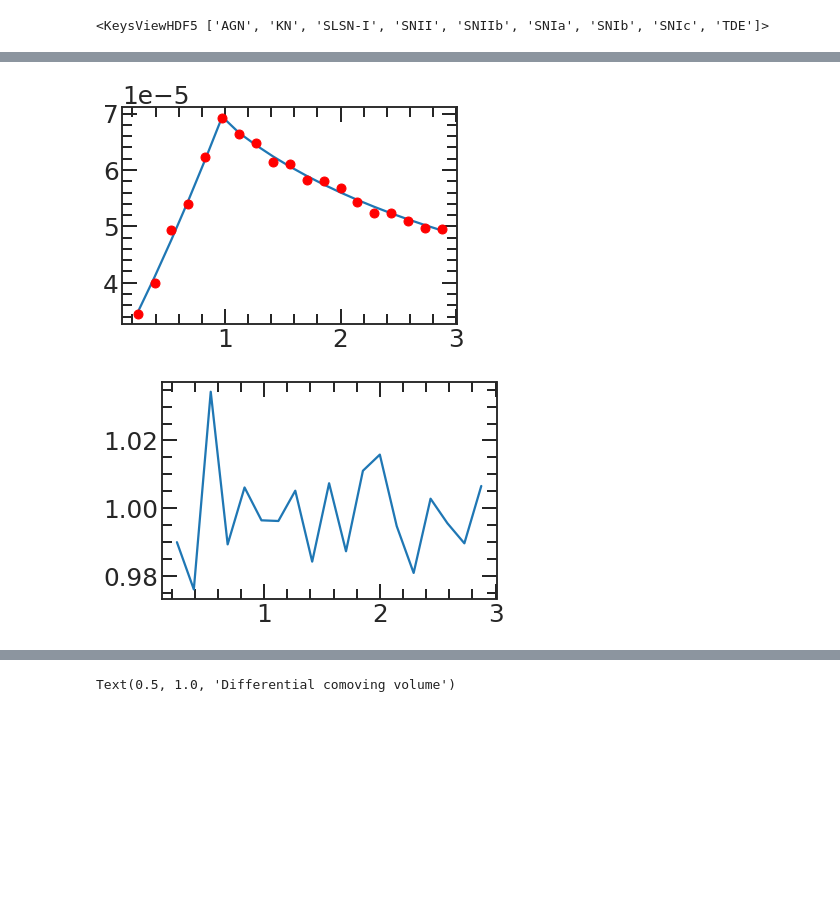
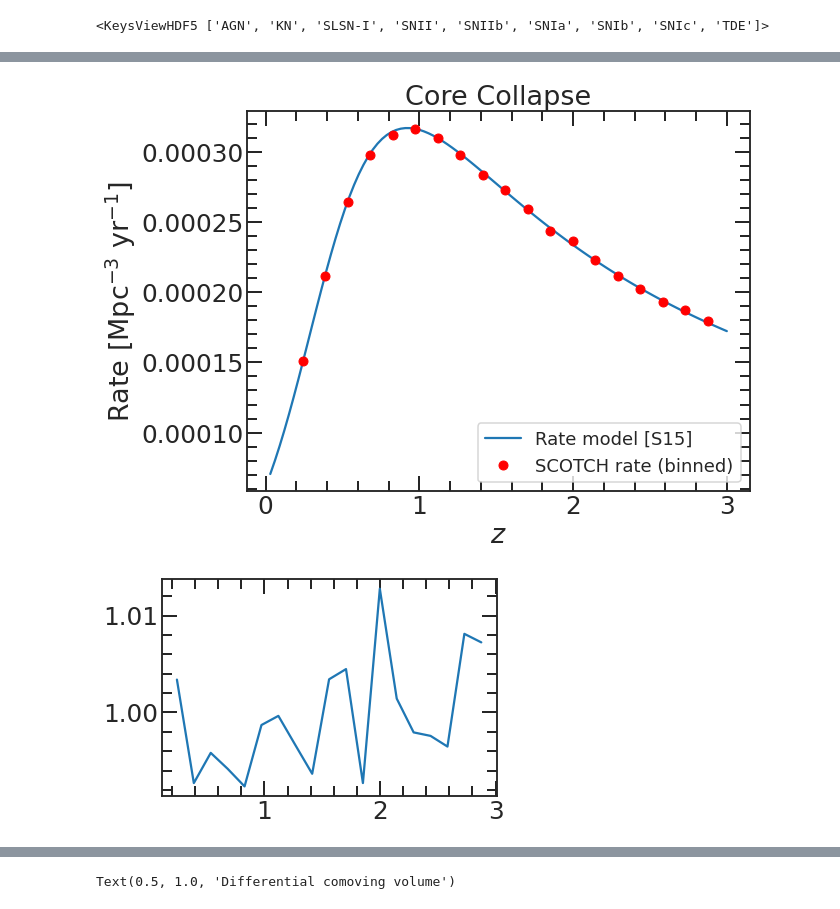
Before and after one commit to LSSTDESC/transient-host-sims, a Jupyter notebook: notebooks/validation_notebooks/volumetric_rate_tests.ipynb, the cells around one changed output, grey strips where cells are left out. Cells and saved outputs as stored; diff of their text form; code cells hidden in the pictures; blank space fills up the shorter version.

```diff
--- a/notebooks/validation_notebooks/volumetric_rate_tests.ipynb
+++ b/notebooks/validation_notebooks/volumetric_rate_tests.ipynb
@@ -147,15 +143,18 @@ vol_rates_scaled = vol_rates * scale # our volumetric rates per Mpc^3 per day, t
 vol_rate_peryear = vol_rates_scaled * 365 # our volumetric rates per year
 # %%
 z_model = np.linspace(0,3,100)
+
 if cl=='SNIa':
-    plt.plot(z_avg[1:], ia_rate(z_avg[1:]))
-    plt.plot(z_avg[1:], vol_rate_peryear[1:], 'ro') #rates per Mpc^3 per day * scale * days per year; these should match.
+    plt.figure(figsize=[9,7])
+    plt.plot(z_model[1:], ia_rate(z_model[1:]), label='Rate model [H18]')
+    plt.plot(z_avg[1:], vol_rate_peryear[1:], 'ro', label='SCOTCH rate (binned)') #rates per Mpc^3 per day * scale * days per year; these should match.
+    plt.xlabel(r"$z$")
+    plt.title("SN Ia")
+    plt.ylabel(r"Rate [Mpc$^{-3}$ yr$^{-1}$]")
+    plt.legend(fontsize=17)
     plt.show()
     plt.clf()
-    plt.plot(z_avg[1:], vol_rate_peryear[1:]/ia_rate(z_avg[1:]))
+    # plt.plot(z_avg[1:], vol_rate_peryear[1:]/ia_rate(z_avg[1:]))
-# %% [output]
-[figure, removed]
-[figure, removed]
 # %%
 if cl=='KN':
     # from Plasticc paper: 6e-6 is vol rate per year per full sky
@@ -163,11 +162,19 @@ if cl=='KN':
     plt.plot(z_avg[1:], vol_rate_peryear[1:], 'ro')
 # %%
 if cl=='CC':
-    plt.plot(z_avg[1:], np.ravel(cc_rate(z_avg[1:])))
-    plt.plot(z_avg[1:], vol_rate_peryear[1:], 'ro') #rates per Mpc^3 per day * scale * days per year; these should match.
+    plt.figure(figsize=[9,7])
+    plt.plot(z_model[1:], np.ravel(cc_rate(z_model[1:])), label='Rate model [S15]')
+    plt.plot(z_avg[1:], vol_rate_peryear[1:], 'ro', label='SCOTCH rate (binned)') #rates per Mpc^3 per day * scale * days per year; these should match.
+    plt.xlabel(r"$z$")
+    plt.ylabel(r"Rate [Mpc$^{-3}$ yr$^{-1}$]")
+    plt.title("Core Collapse")
+    plt.legend(fontsize=18)
     plt.show()
     plt.clf()
     plt.plot(z_avg[1:], vol_rate_peryear[1:]/np.ravel(cc_rate(z_avg[1:])))
+# %% [output]
+[figure, added]
+[figure, added]
 # %%
 # expected increase with redshift
 z = np.linspace(0,3, 100)
```
Also changed, not shown: parts of 4 cells of this notebook.
